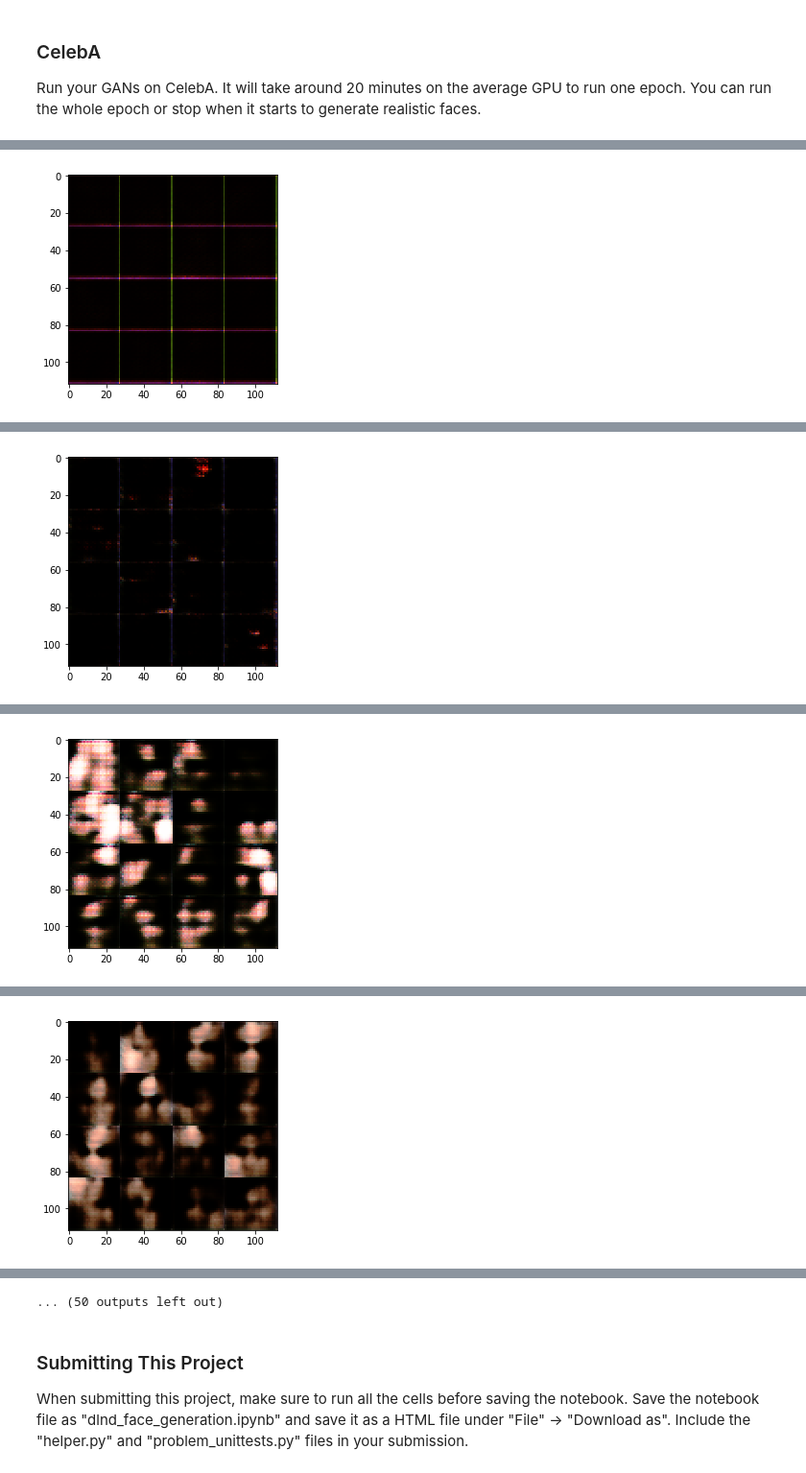
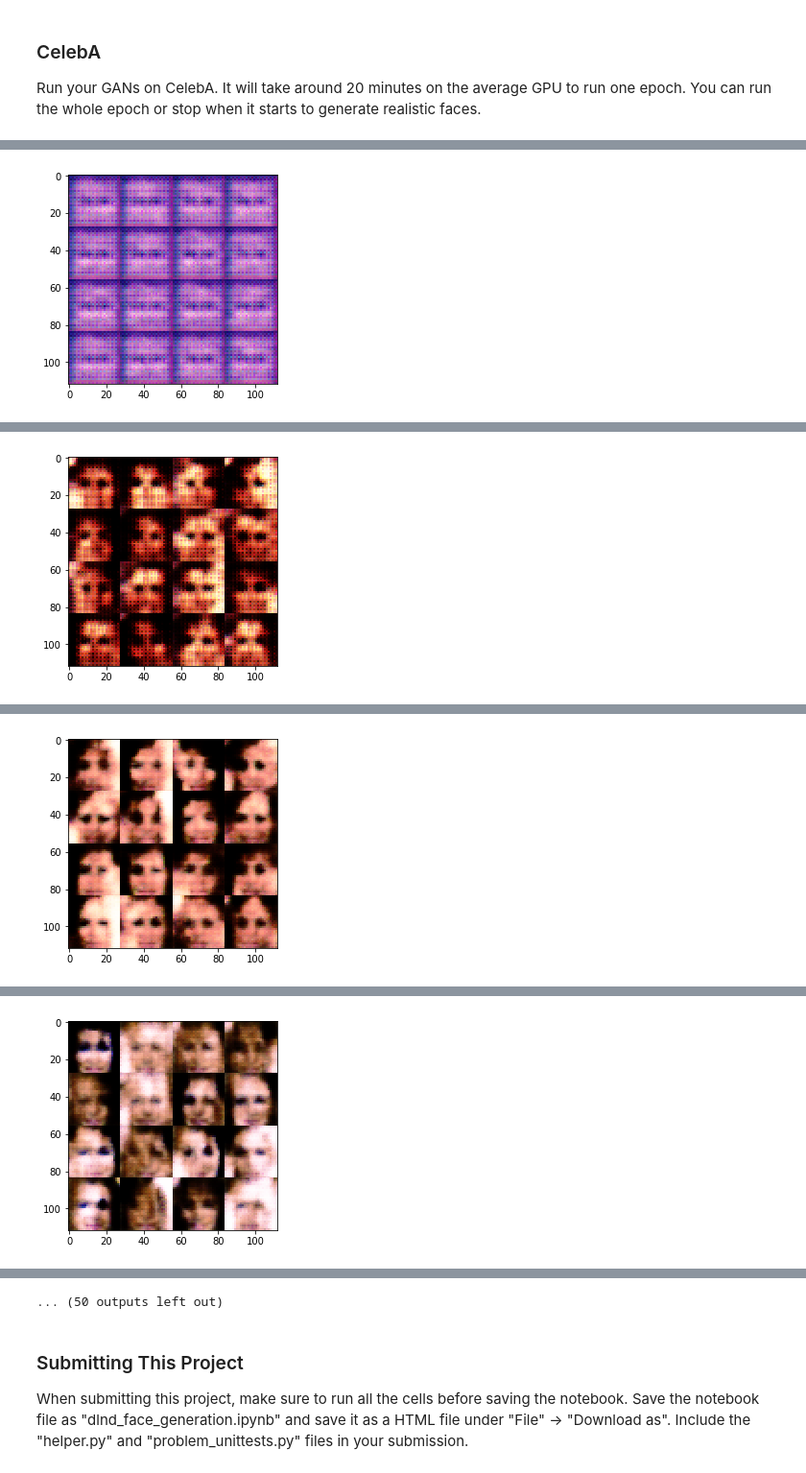
Before and after one commit to FreedomChal/deep_learning, a Jupyter notebook: face_generation_submit/dlnd_face_generation.ipynb, the cells around one changed output, grey strips where cells are left out. Shown at 96% size. Cells and saved outputs as stored; diff of their text form; code cells hidden in the pictures.

```diff
--- a/face_generation_submit/dlnd_face_generation.ipynb
+++ b/face_generation_submit/dlnd_face_generation.ipynb
@@ -187,44 +186,45 @@ def generator(z, out_channel_dim, is_train=True):
 
     # TODO: Implement Function
     with tf.variable_scope("generator",reuse = not is_train):
-        l1 = tf.layers.dense(z, 7*7*32)
+        l1 = tf.layers.dense(z, 7*7*512)
         l1 = tf.layers.batch_normalization(l1, training=is_train)
         l1 = leaky_relu(l1)
         l1 = tf.layers.dropout(l1, dropout, training=is_train)
-        l1 = tf.reshape(l1, (-1, 7, 7, 32))
+        l1 = tf.reshape(l1, (-1, 7, 7, 512))
 
-        l2 = tf.layers.conv2d_transpose(l1, 16, 3, strides=2, padding='same')
+        l2 = tf.layers.conv2d_transpose(l1, 256, 1, strides=2, padding='same')
         l2 = tf.layers.batch_normalization(l2, training=is_train)
         l2 = leaky_relu(l2)
         l2 = tf.layers.dropout(l2, dropout, training=is_train)
 
-        l2 = tf.layers.conv2d_transpose(l2, 32, 5, strides=2, padding='same')
+        l2 = tf.layers.conv2d_transpose(l2, 128, 3, strides=2, padding='same')
         l2 = tf.layers.batch_normalization(l2, training=is_train)
         l2 = leaky_relu(l2)
         l2 = tf.layers.dropout(l2, dropout, training=is_train)
 
-        l2 = tf.layers.conv2d(l2, 64, 7, strides=1, padding='same')
+        l2 = tf.layers.conv2d_transpose(l2, 64, 7, strides=1, padding='same')
         l2 = tf.layers.batch_normalization(l2, training=is_train)
         l2 = leaky_relu(l2)
         l2 = tf.layers.dropout(l2, dropout, training=is_train)
 
         #28*28
-        l3 = tf.layers.conv2d(l2, 128, 4, strides=1, padding='same')
-        l3 = tf.layers.batch_normalization(l3, training=is_train)
-        l3 = leaky_relu(l3)
-        l3 = tf.layers.dropout(l3, dropout, training=is_train)
+        #l3 = tf.layers.conv2d_transpose(l2, 32, 4, strides=1, padding='same')
+        # too much batch normalization causes blurring
+        #l3 = tf.layers.batch_normalization(l3, training=is_train)
+        #l3 = leaky_relu(l3)
+        #l3 = tf.layers.dropout(l3, dropout, training=is_train)
 
-        l4 = tf.layers.conv2d(l3, 256, 2, strides=1, padding='same')
-        l4 = tf.layers.batch_normalization(l4, training=is_train)
-        l4 = leaky_relu(l4)
-        l4 = tf.layers.dropout(l4, dropout, training=is_train)
+        #l4 = tf.layers.conv2d_transpose(l3, 16, 2, strides=1, padding='same')
+        #l4 = tf.layers.batch_normalization(l4, training=is_train)
+        #l4 = leaky_relu(l4)
+        #l4 = tf.layers.dropout(l4, dropout, training=is_train)
 
-        l4 = tf.layers.conv2d(l4, 512, 1, strides=1, padding='same')
-        l4 = leaky_relu(l4)
-        l4 = tf.layers.dropout(l4, dropout, training=is_train)
+        #l4 = tf.layers.conv2d_transpose(l4, 8, 1, strides=1, padding='same')
+        #l4 = leaky_relu(l4)
+        #l4 = tf.layers.dropout(l4, dropout, training=is_train)
 
         # Output layer
-        logits = tf.layers.conv2d(l4, out_channel_dim, 1, strides=1, padding='same')
+        logits = tf.layers.conv2d_transpose(l2, out_channel_dim, 1, strides=1, padding='same')
         # 28*28
         out = tf.tanh(logits)
     return out
@@ -424,8 +423,8 @@ Run your GANs on CelebA.  It will take around 20 minutes on the average GPU to r
 # %%
 batch_size = 64
 z_dim = 100
-learning_rate = 0.0004
-beta1 = 0.5
+learning_rate = 0.0005
+beta1 = 0.1
 
 
 """
@@ -442 +441 @@ Epoch 1/1... Discriminator Loss: 0.3881... Generator Loss: 4.0125
-[figure, old version]
+[figure, new version]
@@ -444 +443 @@ Epoch 1/1... Discriminator Loss: 0.3904... Generator Loss: 3.6615
-[figure, old version]
+[figure, new version]
@@ -446 +445 @@ Epoch 1/1... Discriminator Loss: 0.3784... Generator Loss: 4.2241
-[figure, old version]
+[figure, new version]
@@ -448 +447 @@ Epoch 1/1... Discriminator Loss: 0.4033... Generator Loss: 3.5419
-[figure, old version]
+[figure, new version]
```
Also changed, not shown: parts of 3 cells of this notebook, 3 other files.
